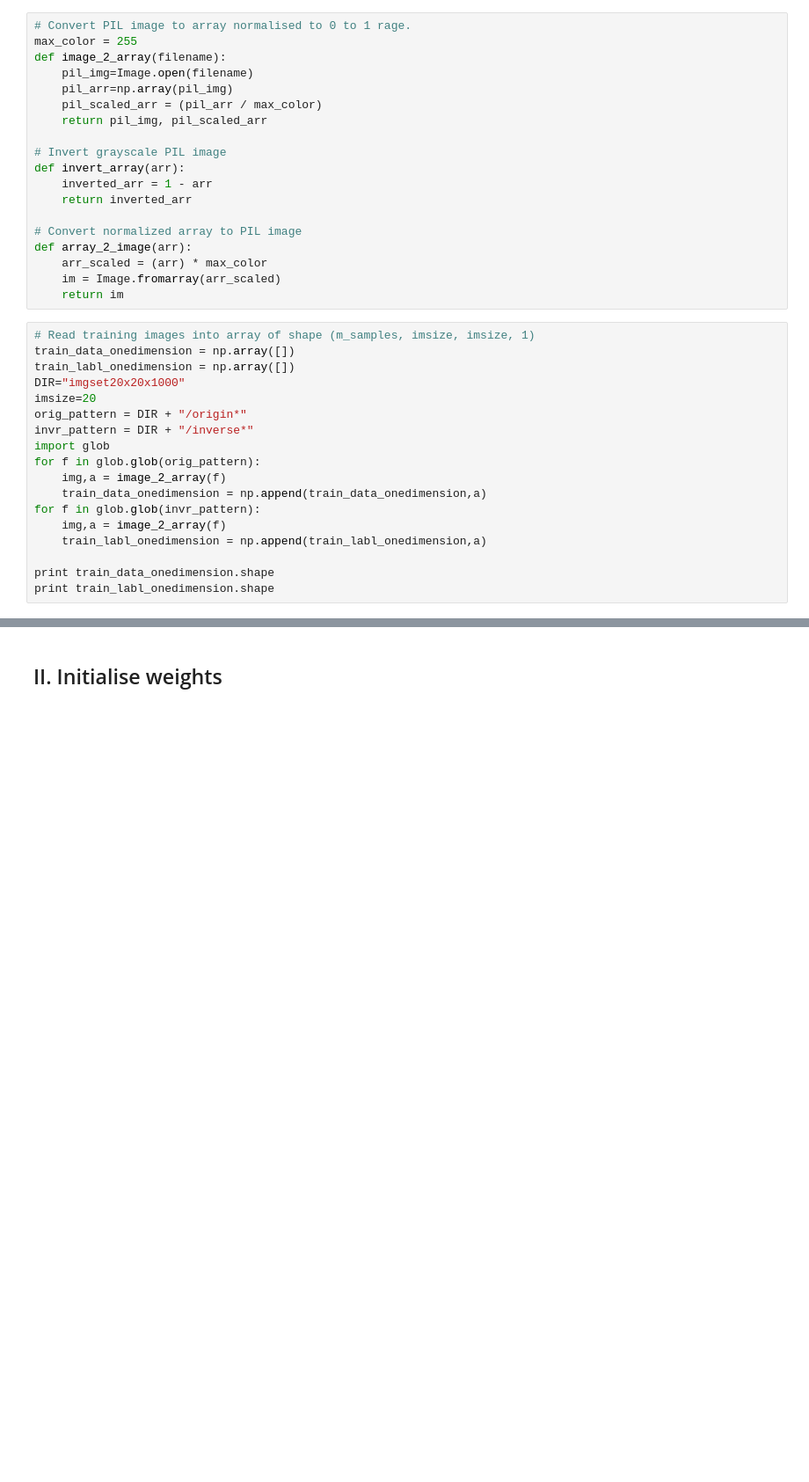
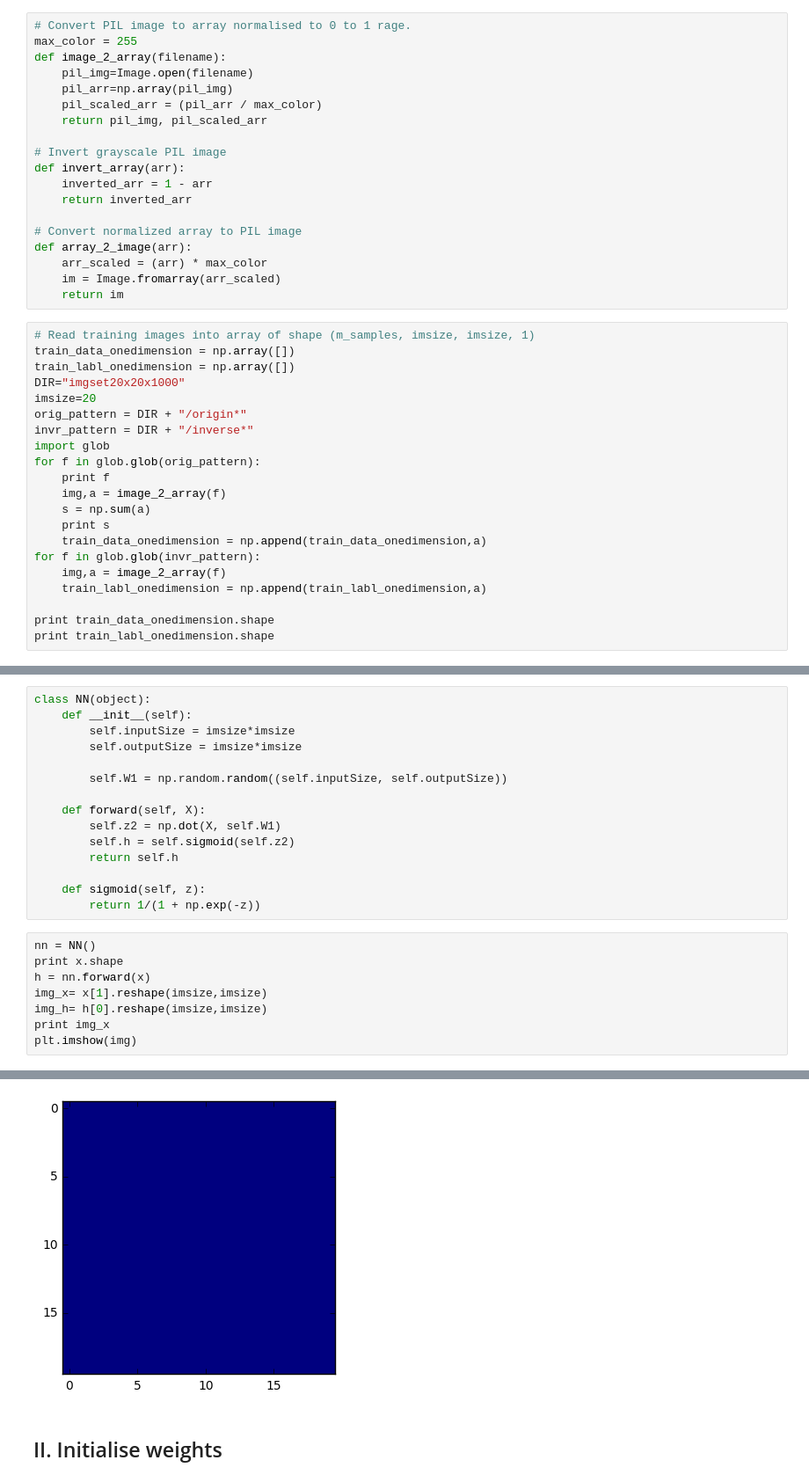
Before and after one commit to pyotr777/synthetic_move, a Jupyter notebook: NeuralNetwork4ImageInversion.ipynb, the cells around one changed output, grey strips where cells are left out. Shown: that part at 88% size. Saved outputs shown, nothing was run; the diff lists cells and outputs as text; blank space fills up the shorter version.

```diff
--- a/NeuralNetwork4ImageInversion.ipynb
+++ b/NeuralNetwork4ImageInversion.ipynb
@@ -37,7 +37,10 @@ orig_pattern = DIR + "/origin*"
 invr_pattern = DIR + "/inverse*"
 import glob
 for f in glob.glob(orig_pattern):
+    print f
     img,a = image_2_array(f)
+    s = np.sum(a)
+    print s
     train_data_onedimension = np.append(train_data_onedimension,a)
 for f in glob.glob(invr_pattern):
     img,a = image_2_array(f)
@@ -85,3 +121,27 @@ Dataset dimensions:
 
  [[ 0.]
   [ 0.]]]
+# %%
+class NN(object):
+    def __init__(self):
+        self.inputSize = imsize*imsize
+        self.outputSize = imsize*imsize
+
+        self.W1 = np.random.random((self.inputSize, self.outputSize))
+
+    def forward(self, X):
+        self.z2 = np.dot(X, self.W1)
+        self.h = self.sigmoid(self.z2)
+        return self.h
+
+    def sigmoid(self, z):
+        return 1/(1 + np.exp(-z))
+# %%
+nn = NN()
+print x.shape
+h = nn.forward(x)
+img_x= x[1].reshape(imsize,imsize)
+img_h= h[0].reshape(imsize,imsize)
+print img_x
+plt.imshow(img)
+# %% [output]
@@ -88,3 +166,4 @@ Dataset dimensions:
+[figure, added]
 # %% [markdown]
 ## II. Initialise weights
 # %%
```
Also changed, not shown: parts of 9 cells of this notebook, 1 other file.
